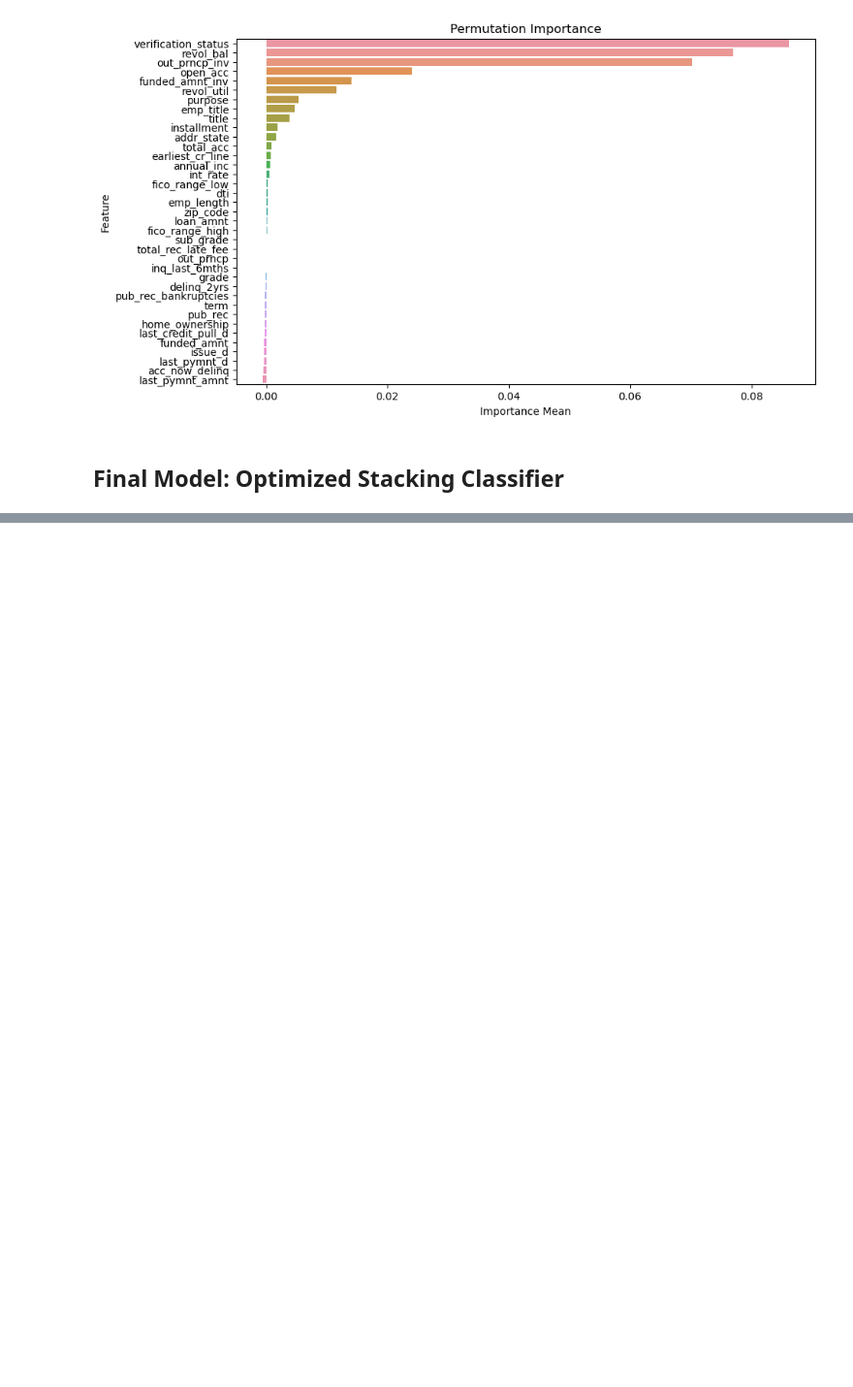
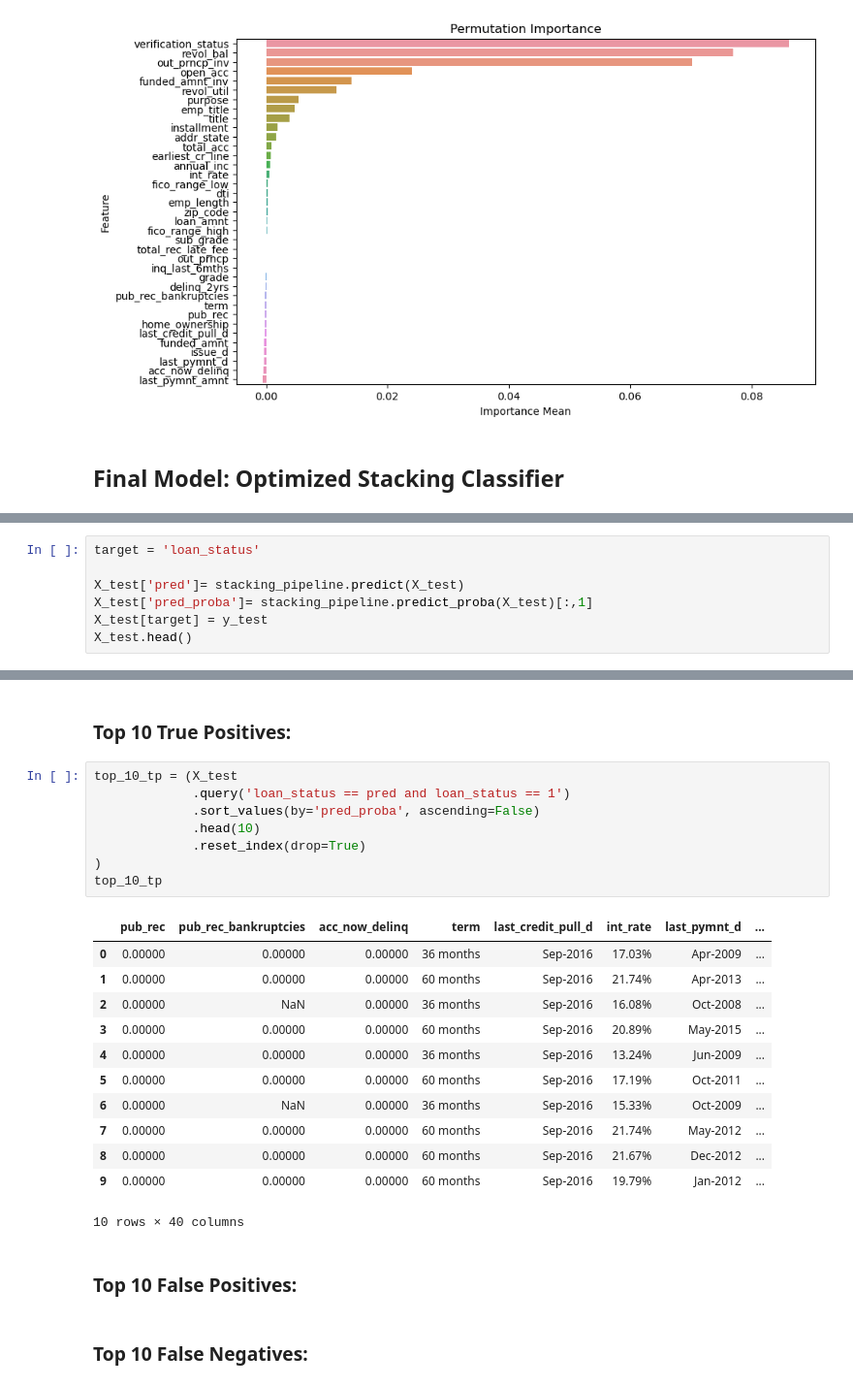
Before and after one commit to MikeVej/ML_LoanDefaults, a Jupyter notebook: LoanDefaults_MichaelVejsiri.ipynb, the cells around one changed output, grey strips where cells are left out. Shown at 97% size. Saved outputs shown, nothing was run; the diff lists cells and outputs as text; blank space fills up the shorter version.

```diff
--- a/LoanDefaults_MichaelVejsiri.ipynb
+++ b/LoanDefaults_MichaelVejsiri.ipynb
@@ -2260,0 +2409,7 @@ plt.show()
+# %%
+target = 'loan_status'
+
+X_test['pred']= stacking_pipeline.predict(X_test)
+X_test['pred_proba']= stacking_pipeline.predict_proba(X_test)[:,1]
+X_test[target] = y_test
+X_test.head()
@@ -2260,0 +2424,27 @@ plt.show()
+# %% [markdown]
+### Top 10 True Positives:
+# %%
+top_10_tp = (X_test
+             .query('loan_status == pred and loan_status == 1')
+             .sort_values(by='pred_proba', ascending=False)
+             .head(10)
+             .reset_index(drop=True)
+)
+top_10_tp
+# %% [output]
+|  | pub_rec | pub_rec_bankruptcies | acc_now_delinq | term | last_credit_pull_d | int_rate | last_pymnt_d | ... |
+| 0 | 0.00000 | 0.00000 | 0.00000 | 36 months | Sep-2016 | 17.03% | Apr-2009 | ... |
+| 1 | 0.00000 | 0.00000 | 0.00000 | 60 months | Sep-2016 | 21.74% | Apr-2013 | ... |
+| 2 | 0.00000 | NaN | 0.00000 | 36 months | Sep-2016 | 16.08% | Oct-2008 | ... |
+| 3 | 0.00000 | 0.00000 | 0.00000 | 60 months | Sep-2016 | 20.89% | May-2015 | ... |
+| 4 | 0.00000 | 0.00000 | 0.00000 | 36 months | Sep-2016 | 13.24% | Jun-2009 | ... |
+| 5 | 0.00000 | 0.00000 | 0.00000 | 60 months | Sep-2016 | 17.19% | Oct-2011 | ... |
+| 6 | 0.00000 | NaN | 0.00000 | 36 months | Sep-2016 | 15.33% | Oct-2009 | ... |
+| 7 | 0.00000 | 0.00000 | 0.00000 | 60 months | Sep-2016 | 21.74% | May-2012 | ... |
+| 8 | 0.00000 | 0.00000 | 0.00000 | 60 months | Sep-2016 | 21.67% | Dec-2012 | ... |
+| 9 | 0.00000 | 0.00000 | 0.00000 | 60 months | Sep-2016 | 19.79% | Jan-2012 | ... |
+10 rows × 40 columns
+# %% [markdown]
+### Top 10 False Positives:
+# %% [markdown]
+### Top 10 False Negatives:
```
Also changed, not shown: parts of 36 cells of this notebook.
